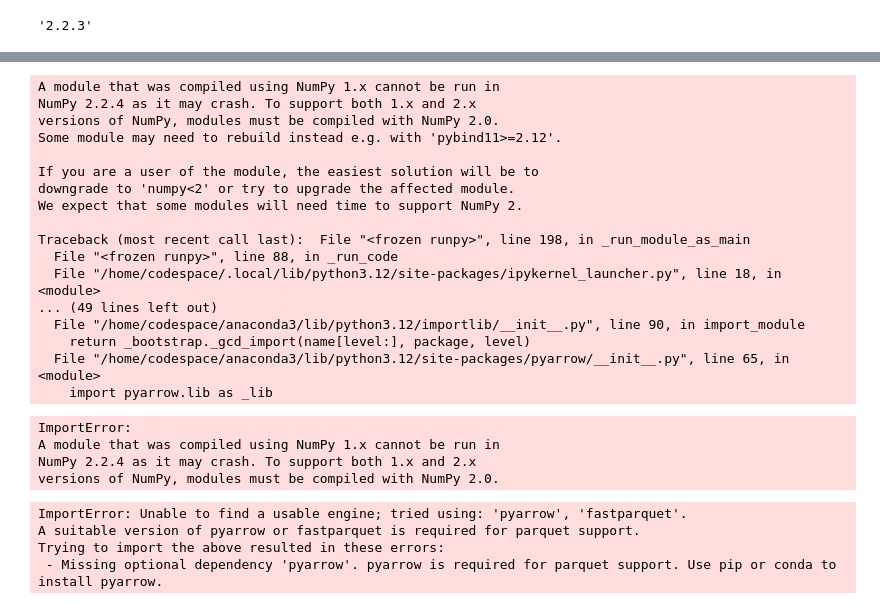
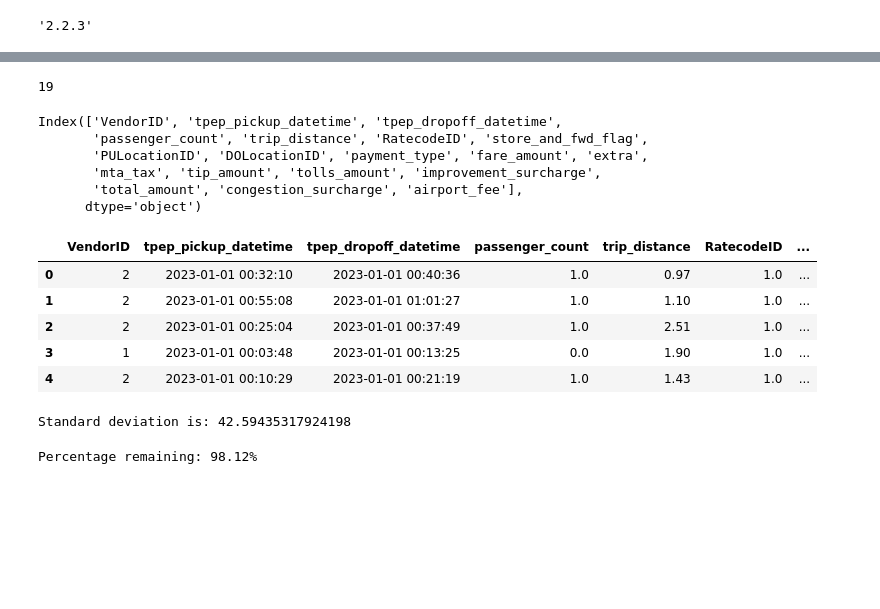
Before and after one commit to devnevo/mlops-tut, a Jupyter notebook: 01-intro/Homework.ipynb, the cells around one changed output, grey strips where cells are left out. Cells and saved outputs as stored; diff of their text form; code cells hidden in the pictures; blank space fills up the shorter version.

```diff
--- a/01-intro/Homework.ipynb
+++ b/01-intro/Homework.ipynb
@@ -99,28 +14,24 @@ Requirement already satisfied: numpy>=1.16.6 in /home/codespace/.local/lib/pytho
 # %%
-df = pd.read_parquet('https://d37ci6vzurychx.cloudfront.net/trip-data/yellow_tripdata_2025-01.parquet')
+df_jan = pd.read_parquet('https://d37ci6vzurychx.cloudfront.net/trip-data/yellow_tripdata_2023-01.parquet')
-# %% [output]
-A module that was compiled using NumPy 1.x cannot be run in
-NumPy 2.2.4 as it may crash. To support both 1.x and 2.x
-versions of NumPy, modules must be compiled with NumPy 2.0.
-Some module may need to rebuild instead e.g. with 'pybind11>=2.12'.
-
-If you are a user of the module, the easiest solution will be to
-downgrade to 'numpy<2' or try to upgrade the affected module.
-We expect that some modules will need time to support NumPy 2.
-
-Traceback (most recent call last):  File "<frozen runpy>", line 198, in _run_module_as_main
-  File "<frozen runpy>", line 88, in _run_code
-  File "/home/codespace/.local/lib/python3.12/site-packages/ipykernel_launcher.py", line 18, in <module>
-... (49 lines left out)
-  File "/home/codespace/anaconda3/lib/python3.12/importlib/__init__.py", line 90, in import_module
-    return _bootstrap._gcd_import(name[level:], package, level)
-  File "/home/codespace/anaconda3/lib/python3.12/site-packages/pyarrow/__init__.py", line 65, in <module>
-    import pyarrow.lib as _lib
-ImportError:
-A module that was compiled using NumPy 1.x cannot be run in
-NumPy 2.2.4 as it may crash. To support both 1.x and 2.x
-versions of NumPy, modules must be compiled with NumPy 2.0.
-ImportError: Unable to find a usable engine; tried using: 'pyarrow', 'fastparquet'.
-A suitable version of pyarrow or fastparquet is required for parquet support.
-Trying to import the above resulted in these errors:
- - Missing optional dependency 'pyarrow'. pyarrow is required for parquet support. Use pip or conda to install pyarrow.
+# %%
+len(df_jan.columns)
+# %% [output]
+19
+# %%
+df_jan.columns
+# %% [output]
+Index(['VendorID', 'tpep_pickup_datetime', 'tpep_dropoff_datetime',
+       'passenger_count', 'trip_distance', 'RatecodeID', 'store_and_fwd_flag',
+       'PULocationID', 'DOLocationID', 'payment_type', 'fare_amount', 'extra',
+       'mta_tax', 'tip_amount', 'tolls_amount', 'improvement_surcharge',
+       'total_amount', 'congestion_surcharge', 'airport_fee'],
+      dtype='object')
+# %%
+df_jan.head()
+# %% [output]
+|  | VendorID | tpep_pickup_datetime | tpep_dropoff_datetime | passenger_count | trip_distance | RatecodeID | ... |
+| 0 | 2 | 2023-01-01 00:32:10 | 2023-01-01 00:40:36 | 1.0 | 0.97 | 1.0 | ... |
+| 1 | 2 | 2023-01-01 00:55:08 | 2023-01-01 01:01:27 | 1.0 | 1.10 | 1.0 | ... |
+| 2 | 2 | 2023-01-01 00:25:04 | 2023-01-01 00:37:49 | 1.0 | 2.51 | 1.0 | ... |
+| 3 | 1 | 2023-01-01 00:03:48 | 2023-01-01 00:13:25 | 0.0 | 1.90 | 1.0 | ... |
+| 4 | 2 | 2023-01-01 00:10:29 | 2023-01-01 00:21:19 | 1.0 | 1.43 | 1.0 | ... |
@@ -126,0 +40,5 @@ Trying to import the above resulted in these errors:
+# %%
+std_deviation = df_jan['duration'].std()
+print(f"Standard deviation is: {std_deviation}")
+# %% [output]
+Standard deviation is: 42.59435317924198
@@ -126,0 +47,5 @@ Trying to import the above resulted in these errors:
+# %%
+percentage_remaining = (len(df_jan_no_outliers) / len(df_jan)) * 100
+print(f"Percentage remaining: {percentage_remaining:.2f}%")
+# %% [output]
+Percentage remaining: 98.12%
```
Also changed, not shown: parts of 29 cells of this notebook.
